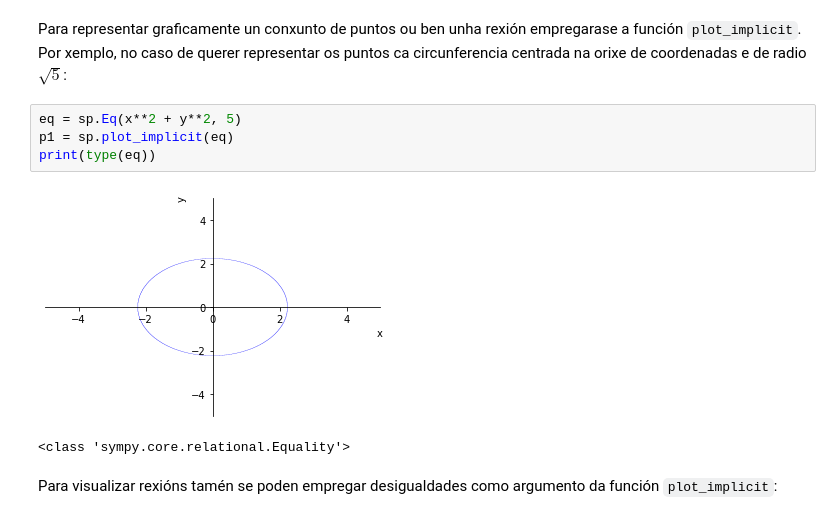
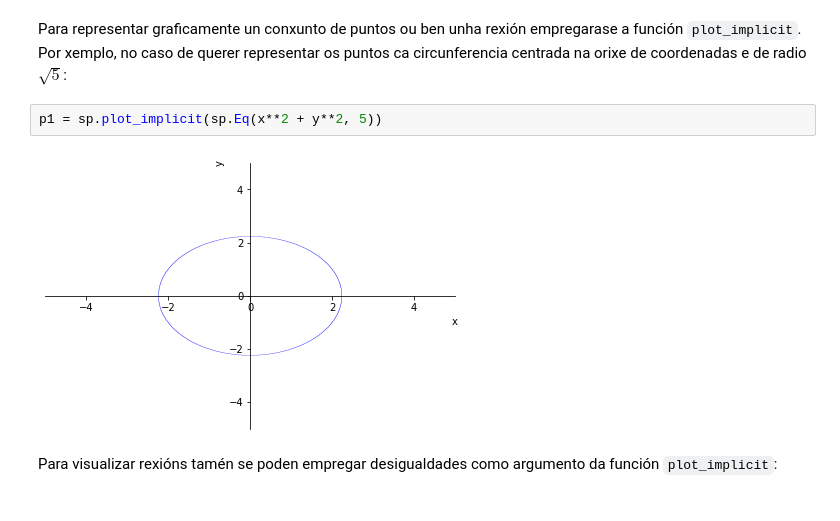
Before and after one commit to maprieto/CalculoMultivariable, a Jupyter notebook: practicas/representacion-grafica.ipynb, the cells around one changed output. Cells and saved outputs as stored; diff of their text form.

```diff
--- a/practicas/representacion-grafica.ipynb
+++ b/practicas/representacion-grafica.ipynb
@@ -115,11 +119,8 @@ sp.__version__
 # %% [markdown]
 Para representar graficamente un conxunto de puntos ou ben unha rexión empregarase a función `plot_implicit`. Por xemplo, no caso de querer representar os puntos ca circunferencia centrada na orixe de coordenadas e de radio $\sqrt{5}$:
 # %%
-eq = sp.Eq(x**2 + y**2, 5)
-p1 = sp.plot_implicit(eq)
-print(type(eq))
+p1 = sp.plot_implicit(sp.Eq(x**2 + y**2, 5))
 # %% [output]
-[figure, old version]
+[figure, new version]
-<class 'sympy.core.relational.Equality'>
 # %% [markdown]
 Para visualizar rexións tamén se poden empregar desigualdades como argumento da función `plot_implicit`:
```
Also changed, not shown: parts of 17 cells of this notebook.
